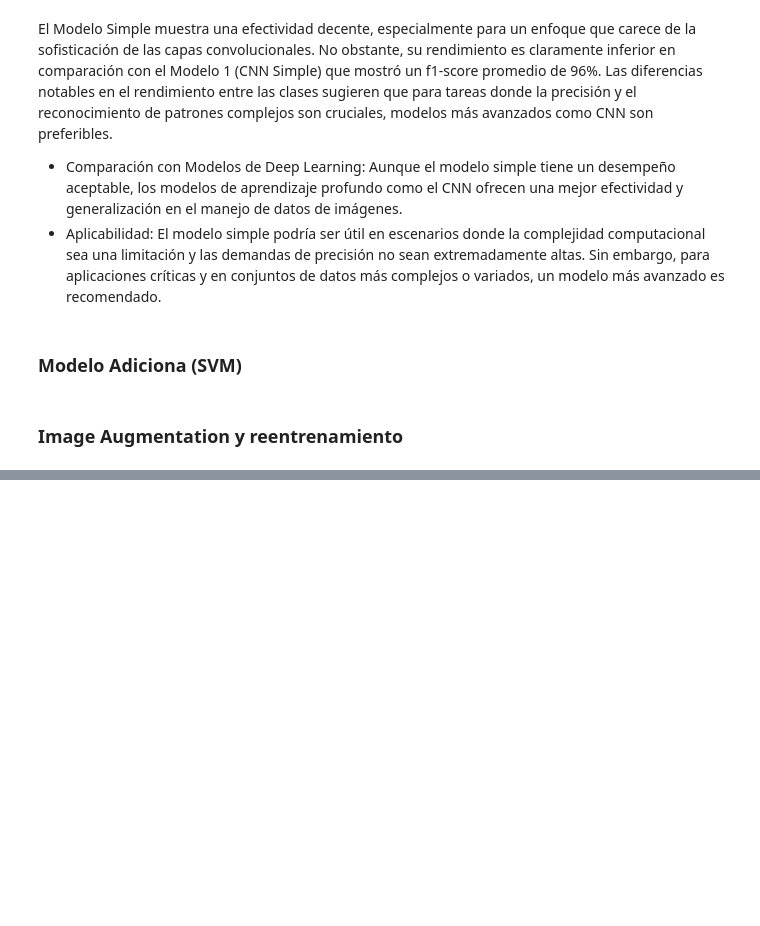
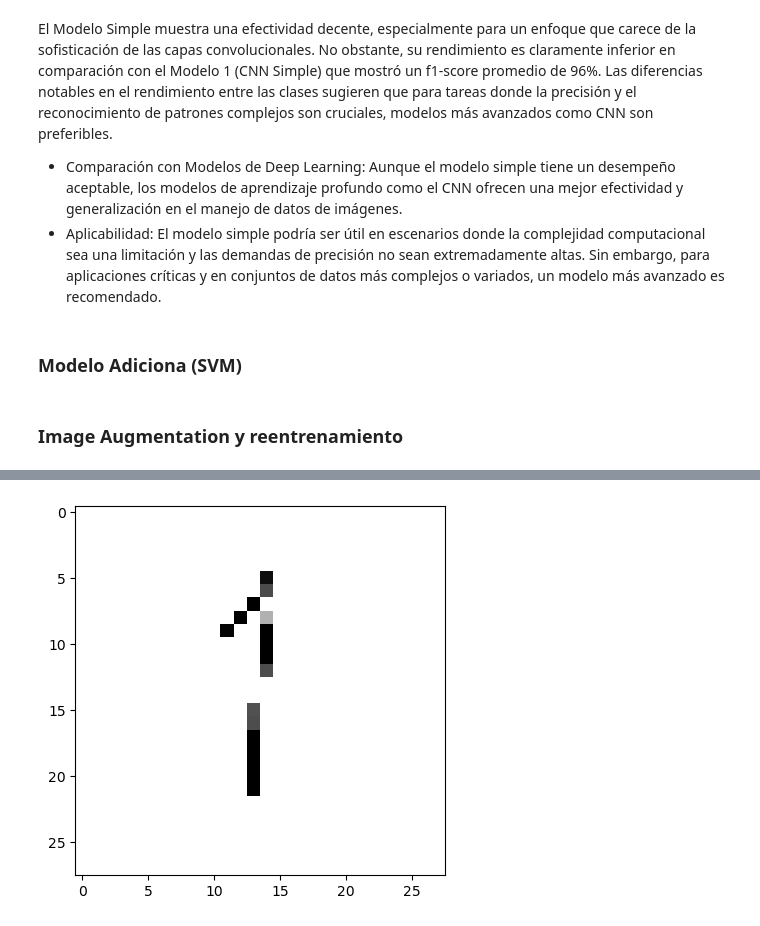
Before and after one commit to FabianJuarez182/DS-LAB4, a Jupyter notebook: DS-LAB4.ipynb, the cells around one changed output, grey strips where cells are left out. Cells and saved outputs as stored; diff of their text form; code cells hidden in the pictures; blank space fills up the shorter version.

```diff
--- a/DS-LAB4.ipynb
+++ b/DS-LAB4.ipynb
@@ -431,0 +464,27 @@ print(classification_report(test_labels, y_pred_augmented_classes))
+# %%
+import cv2
+import matplotlib.pyplot as plt
+from tensorflow.keras.models import load_model
+
+# Cargar el modelo guardado
+model = load_model('model_1.h5')
+
+# Cargar una imagen de un número
+img_path = './Numbers/1.PNG'
+
+# Preprocesar la imagen
+img = cv2.imread(img_path, cv2.IMREAD_GRAYSCALE)
+img_resized = cv2.resize(img, (28, 28))
+img_normalized = img_resized.astype('float32') / 255.0
+img_expanded = np.expand_dims(img_normalized, axis=-1)
+img_expanded = np.expand_dims(img_expanded, axis=0)
+
+# Mostrar la imagen
+plt.imshow(img_resized, cmap='gray')
+plt.show()
+
+# Hacer la predicción
+prediction = model.predict(img_expanded)
+predicted_class = np.argmax(prediction)
+print(f'Predicción: {predicted_class}')
+# %% [output]
@@ -431,0 +492 @@ print(classification_report(test_labels, y_pred_augmented_classes))
+[figure, added]
```
Also changed, not shown: parts of 8 cells of this notebook, 1 other file.
